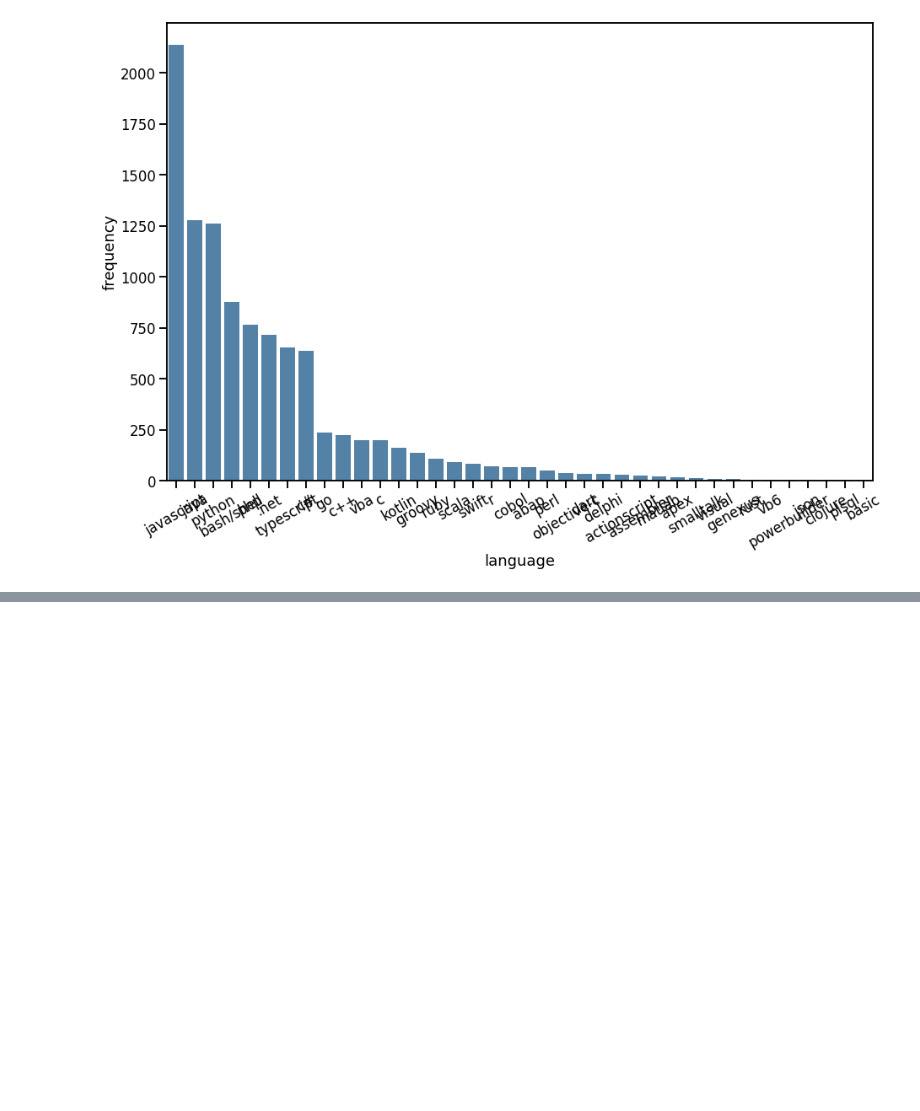
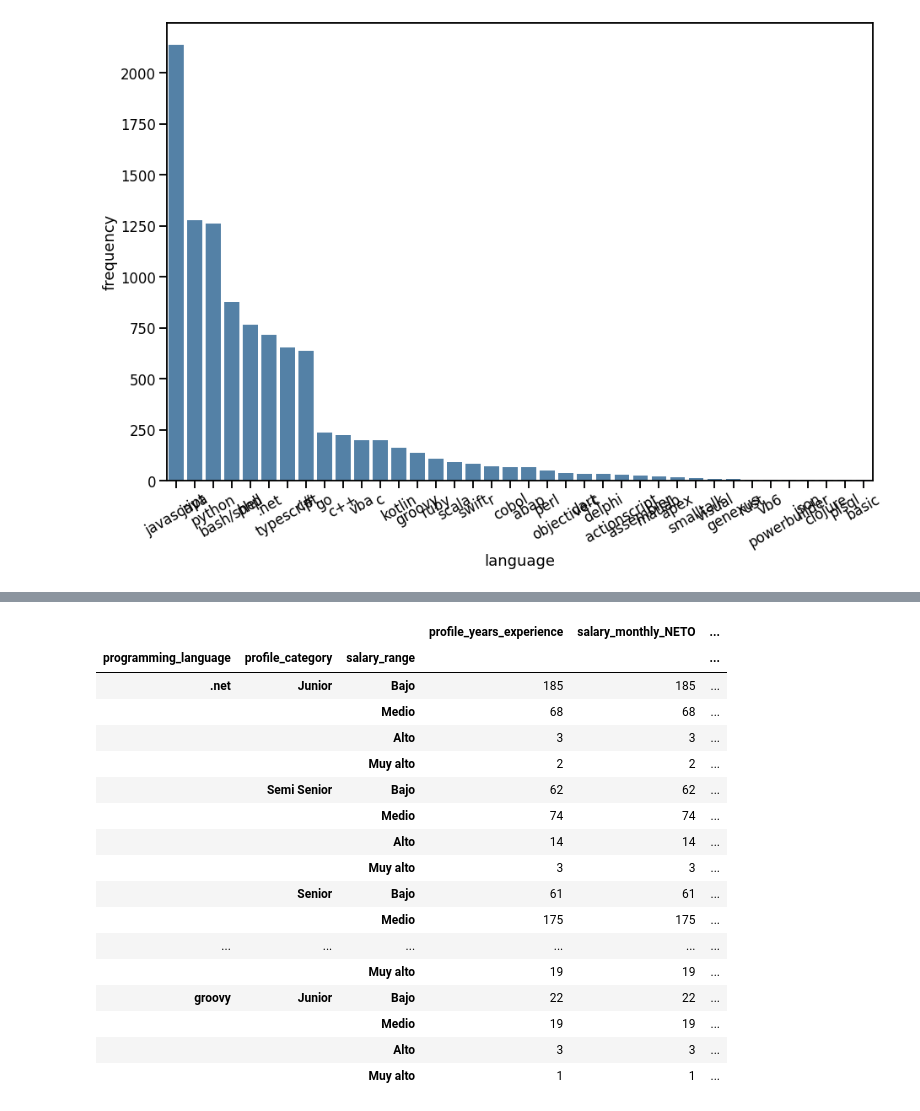
Before and after one commit to DiploDatosGrupo14/AnalisisyVisualizacion, a Jupyter notebook: Ejercicio 1.ipynb, the cells around one changed output, grey strips where cells are left out. Drawn from its saved outputs; the diff is of its cells as text; code cells hidden in the pictures; blank space fills up the shorter version.

```diff
--- a/Ejercicio 1.ipynb
+++ b/Ejercicio 1.ipynb
@@ -253,0 +256,2 @@ plt.xticks(rotation=30)
+# %%
+filtered_values = filtered_values[filtered_values['programming_language'].isin(filtered_languages['language'])]
@@ -253,0 +260,7 @@ plt.xticks(rotation=30)
+# %%
+#filtered_df_lang.loc[:, 'salary_range'] = pd.cut(df.salary_monthly_NETO, range(0, 500000, 50000), right=False)
+min = int(filtered_values['salary_monthly_NETO'].min())
+max = int(filtered_values['salary_monthly_NETO'].max())
+ranges = range(min, max + 50000, 50000)
+filtered_values.loc[:, 'salary_range'] = pd.cut(filtered_values.salary_monthly_NETO, ranges, right=False, labels=["Bajo", "Medio", "Alto", "Muy alto"])
+filtered_values[:20]
@@ -253,0 +287,14 @@ plt.xticks(rotation=30)
+# %%
+def set_profile_category(years_of_experience):
+    if not isinstance(years_of_experience, float):
+        return 'Junior'
+    if years_of_experience < 5:
+        return 'Junior'
+    if years_of_experience < 10:
+        return 'Semi Senior'
+    return 'Senior'
+
+# Create a new column with the list of languages
+filtered_values.loc[:, 'profile_category'] = filtered_values.profile_years_experience\
+    .apply(set_profile_category)
+filtered_values[:20]
@@ -253,0 +319,23 @@ plt.xticks(rotation=30)
+# %%
+popular_languages = ['.net', 'java', 'c#', 'javascript', 'python', 'go', 'groovy']
+small_dataframe = filtered_values[filtered_values['programming_language'].isin(popular_languages)]
+small_dataframe.groupby(['programming_language', 'profile_category', 'salary_range']).count()[:40]
+# %% [output]
+|  |  |  | profile_years_experience | salary_monthly_NETO | ... |
+| programming_language | profile_category | salary_range |  |  | ... |
+| .net | Junior | Bajo | 185 | 185 | ... |
+|  |  | Medio | 68 | 68 | ... |
+|  |  | Alto | 3 | 3 | ... |
+|  |  | Muy alto | 2 | 2 | ... |
+|  | Semi Senior | Bajo | 62 | 62 | ... |
+|  |  | Medio | 74 | 74 | ... |
+|  |  | Alto | 14 | 14 | ... |
+|  |  | Muy alto | 3 | 3 | ... |
+|  | Senior | Bajo | 61 | 61 | ... |
+|  |  | Medio | 175 | 175 | ... |
+| ... | ... | ... | ... | ... | ... |
+|  |  | Muy alto | 19 | 19 | ... |
+| groovy | Junior | Bajo | 22 | 22 | ... |
+|  |  | Medio | 19 | 19 | ... |
+|  |  | Alto | 3 | 3 | ... |
+|  |  | Muy alto | 1 | 1 | ... |
```
Also changed, not shown: parts of 6 cells of this notebook.
